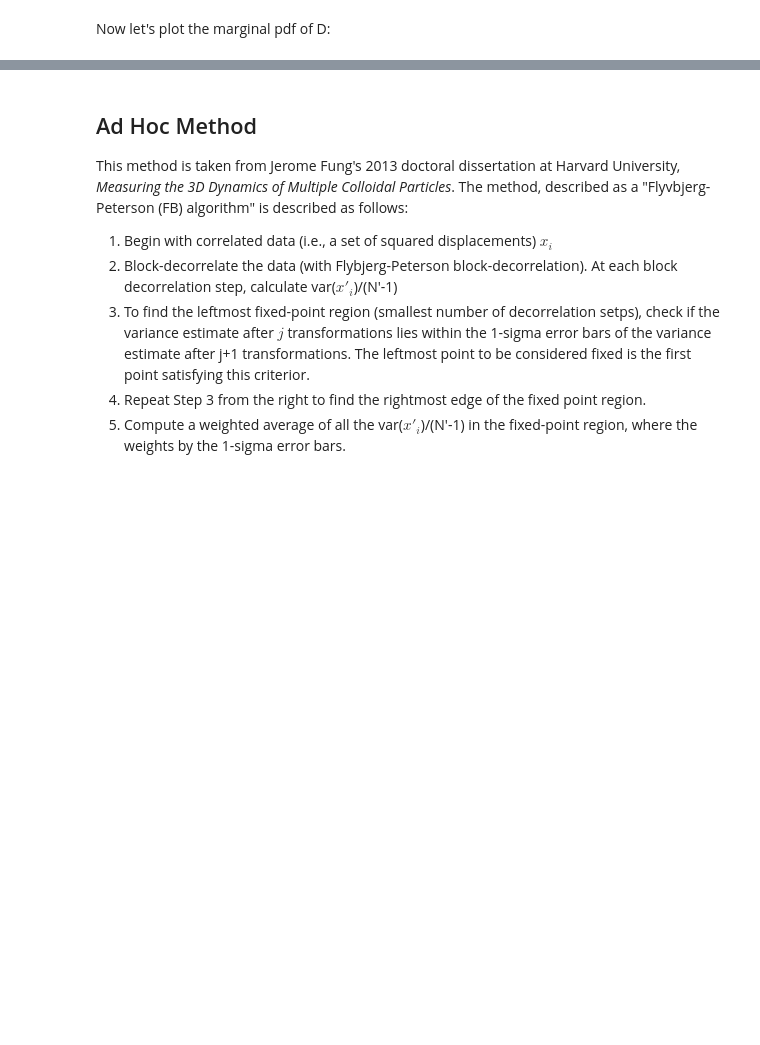
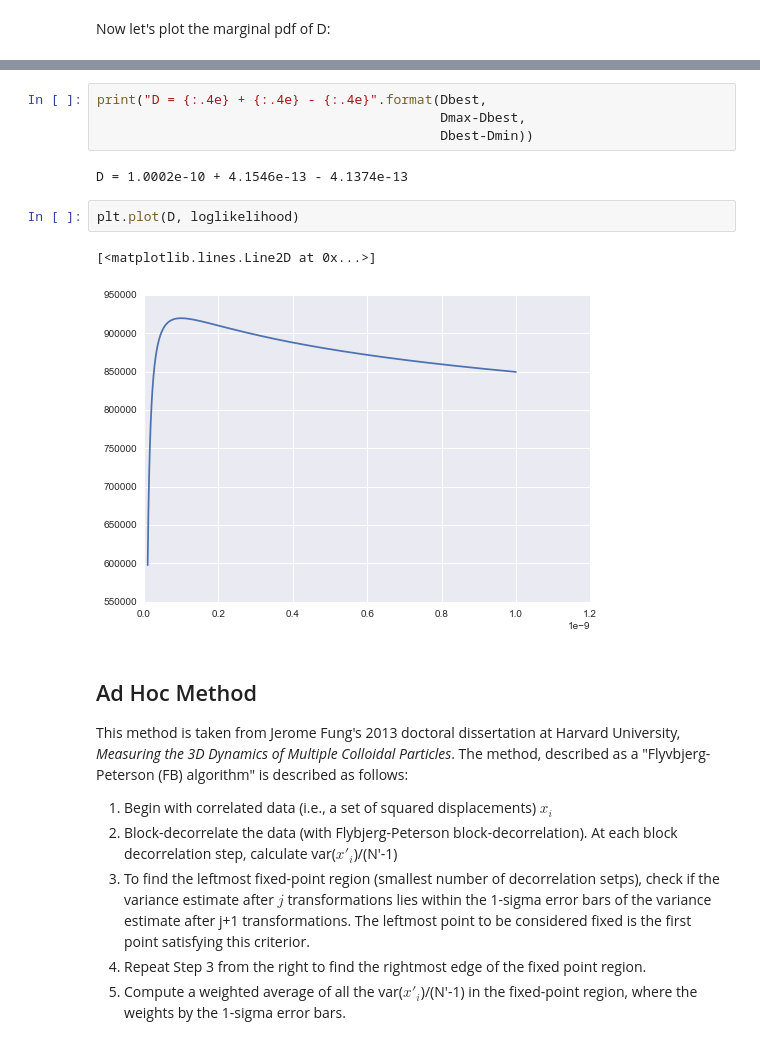
Before and after one commit to alanxzhou/Bayesian-Particle-Tracking, a Jupyter notebook: Tutorial.ipynb, the cells around one changed output, grey strips where cells are left out. Drawn from its saved outputs; the diff is of its cells as text; blank space fills up the shorter version.

```diff
--- a/Tutorial.ipynb
+++ b/Tutorial.ipynb
@@ -91,3 +101,14 @@ This is very close to what we expect, and the true value of D is contained withi
+# %%
+print("D = {:.4e} + {:.4e} - {:.4e}".format(Dbest,
+                                            Dmax-Dbest,
+                                            Dbest-Dmin))
+# %% [output]
+D = 1.0002e-10 + 4.1546e-13 - 4.1374e-13
+# %%
+plt.plot(D, loglikelihood)
+# %% [output]
+[<matplotlib.lines.Line2D at 0x...>]
+[figure, added]
 # %% [markdown]
 ## Ad Hoc Method
 
```
Also changed, not shown: parts of 27 cells of this notebook, 7 other files.
